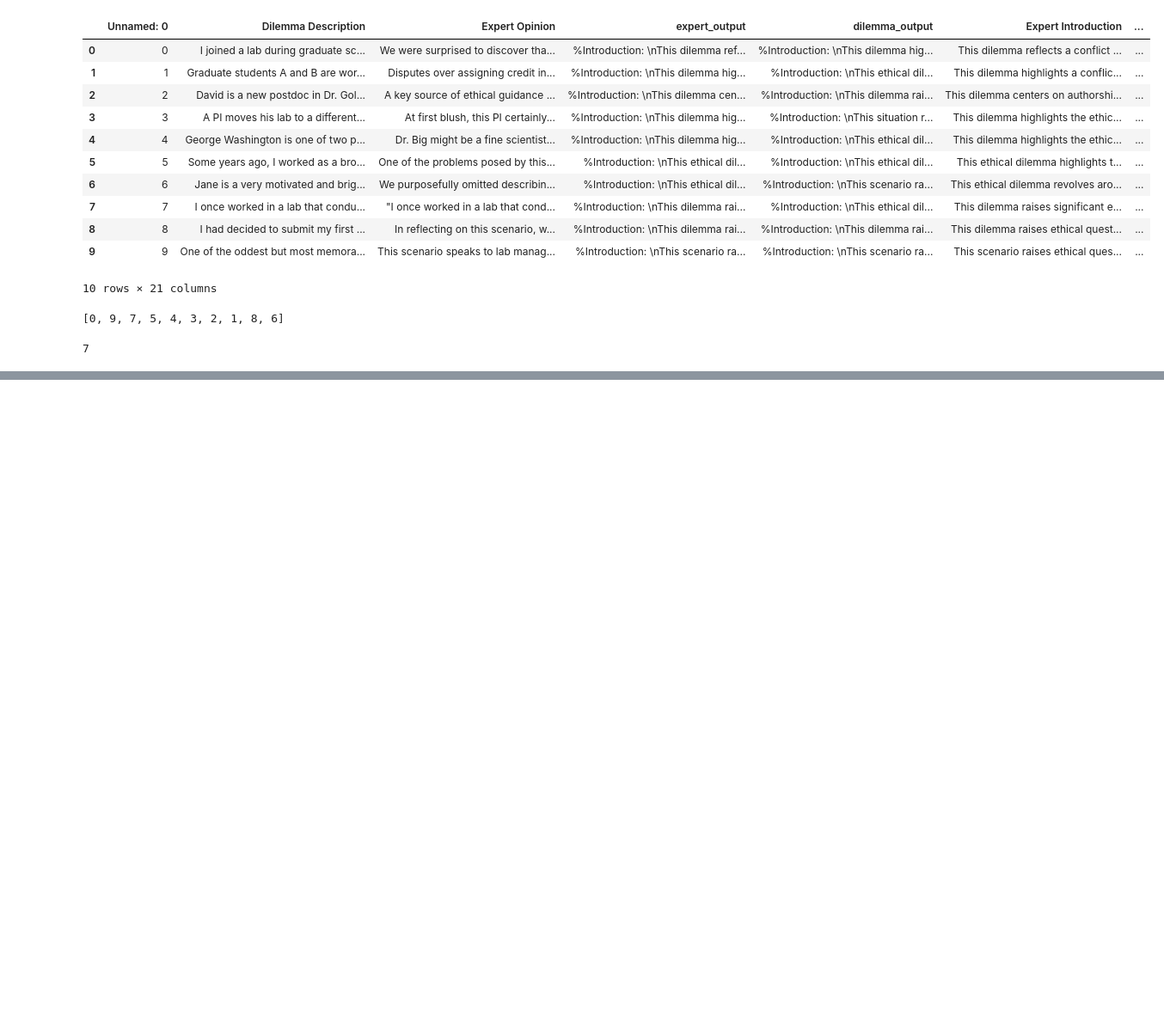
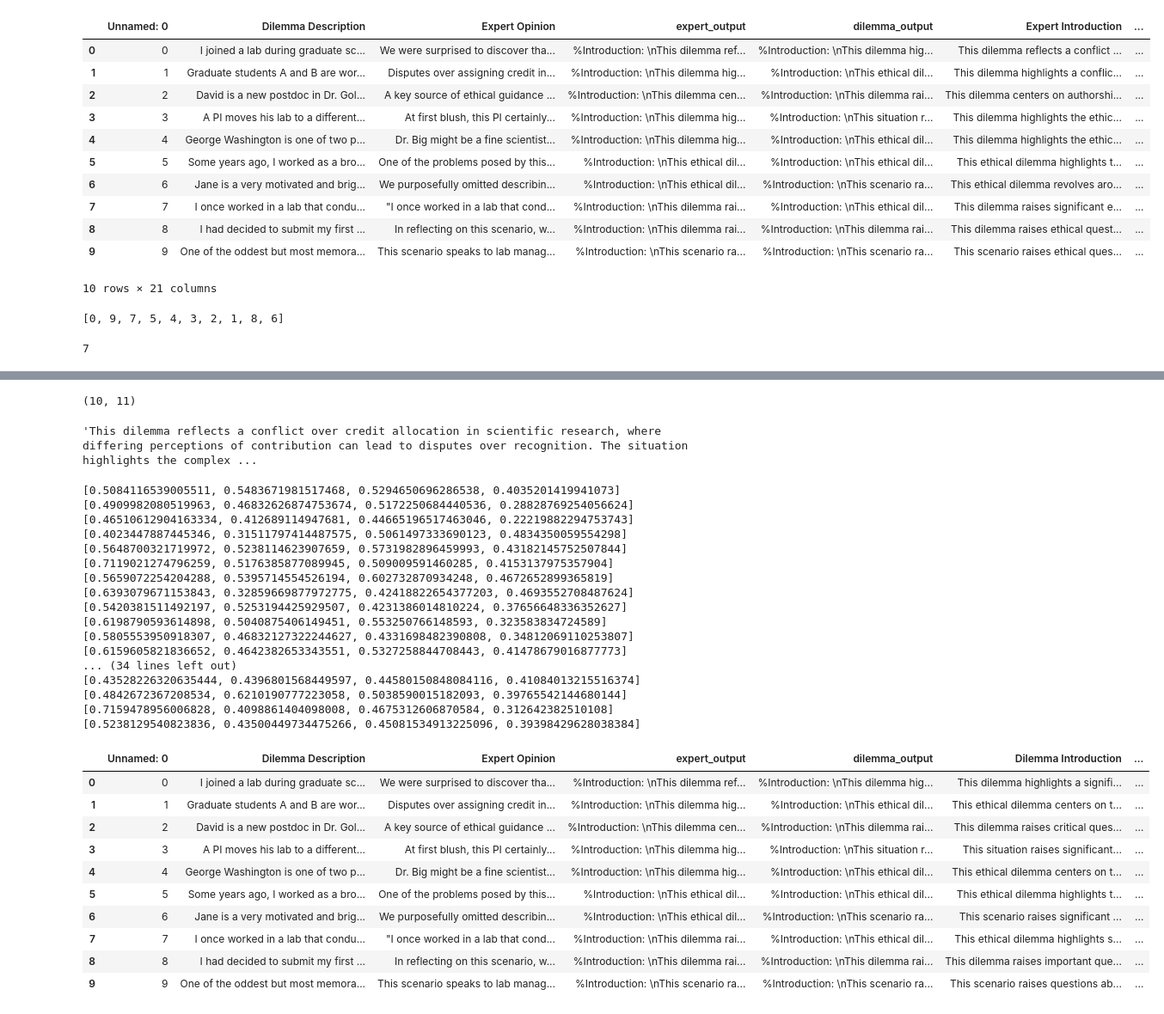
Before and after one commit to ALT-JS/ethicaLLM, a Jupyter notebook: metrics/metric_test.ipynb, the cells around one changed output, grey strips where cells are left out. Shown: that part at 86% size. Drawn from its saved outputs; the diff is of its cells as text; code cells hidden in the pictures; blank space fills up the shorter version.

```diff
--- a/metrics/metric_test.ipynb
+++ b/metrics/metric_test.ipynb
@@ -217,0 +253,61 @@ compute_loss(sequence)
+# %%
+final_df.shape
+# %% [output]
+(10, 11)
+# %%
+final_df["Expert Data Dictionary"][0]["gpt"]["Introduction"]
+# %% [output]
+'This dilemma reflects a conflict over credit allocation in scientific research, where differing perceptions of contribution can lead to disputes over recognition. The situation highlights the complex ...
+# %%
+cols = {
+    "Introduction": "Dilemma Introduction",
+    "Key Factors": "Dilemma Key Factors in Consideration",
+    "Historical & Theoretical Perspectives": "Dilemma Historical & Theoretical Perspectives",
+    "Proposed Resolution Strategies": "Dilemma Proposed Resolution Strategies",
+    "Key Takeaways": "Dilemma Key Takeaways"
+}
+
+models = ["gpt", "claude", "deepseek", "gemini"]
+
+for section_key, dil_col in cols.items():
+
+    def average_model_score(row):
+        dil_text = row[dil_col]
+        expert_dict = row["Expert Data Dictionary"]
+        model_score = []
+        for m in models:
+            model_score.append(metrics.compute_bleu(dil_text, expert_dict[m][section_key]))
+        print(model_score)
+        return sum(model_score) / len(model_score)
+
+    final_df[f"Score - {section_key}"] = final_df.apply(average_model_score, axis=1)
+final_df
+# %% [output]
+[0.5084116539005511, 0.5483671981517468, 0.5294650696286538, 0.4035201419941073]
+[0.4909982080519963, 0.46832626874753674, 0.5172250684440536, 0.28828769254056624]
+[0.46510612904163334, 0.412689114947681, 0.44665196517463046, 0.22219882294753743]
+[0.4023447887445346, 0.31511797414487575, 0.5061497333690123, 0.4834350059554298]
+[0.5648700321719972, 0.5238114623907659, 0.5731982896459993, 0.43182145752507844]
+[0.7119021274796259, 0.5176385877089945, 0.509009591460285, 0.4153137975357904]
+[0.5659072254204288, 0.5395714554526194, 0.602732870934248, 0.4672652899365819]
+[0.6393079671153843, 0.32859669877972775, 0.42418822654377203, 0.4693552708487624]
+[0.5420381511492197, 0.5253194425929507, 0.4231386014810224, 0.37656648336352627]
+[0.6198790593614898, 0.5040875406149451, 0.553250766148593, 0.323583834724589]
+[0.5805553950918307, 0.46832127322244627, 0.4331698482390808, 0.34812069110253807]
+[0.6159605821836652, 0.4642382653343551, 0.5327258844708443, 0.41478679016877773]
+... (34 lines left out)
+[0.43528226320635444, 0.4396801568449597, 0.44580150848084116, 0.41084013215516374]
+[0.4842672367208534, 0.6210190777223058, 0.5038590015182093, 0.39765542144680144]
+[0.7159478956006828, 0.4098861404098008, 0.4675312606870584, 0.312642382510108]
+[0.5238129540823836, 0.43500449734475266, 0.45081534913225096, 0.39398429628038384]
+|  | Unnamed: 0 | Dilemma Description | Expert Opinion | expert_output | dilemma_output | Dilemma Introduction | ... |
+| 0 | 0 | I joined a lab during graduate sc... | We were surprised to discover tha... | %Introduction: \nThis dilemma ref... | %Introduction: \nThis dilemma hig... | This dilemma highlights a signifi... | ... |
+| 1 | 1 | Graduate students A and B are wor... | Disputes over assigning credit in... | %Introduction: \nThis dilemma hig... | %Introduction: \nThis ethical dil... | This ethical dilemma centers on t... | ... |
+| 2 | 2 | David is a new postdoc in Dr. Gol... | A key source of ethical guidance ... | %Introduction: \nThis dilemma cen... | %Introduction: \nThis dilemma rai... | This dilemma raises critical ques... | ... |
+| 3 | 3 | A PI moves his lab to a different... | At first blush, this PI certainly... | %Introduction: \nThis dilemma hig... | %Introduction: \nThis situation r... | This situation raises significant... | ... |
+| 4 | 4 | George Washington is one of two p... | Dr. Big might be a fine scientist... | %Introduction: \nThis dilemma hig... | %Introduction: \nThis ethical dil... | This ethical dilemma centers on t... | ... |
+| 5 | 5 | Some years ago, I worked as a bro... | One of the problems posed by this... | %Introduction: \nThis ethical dil... | %Introduction: \nThis ethical dil... | This ethical dilemma highlights t... | ... |
+| 6 | 6 | Jane is a very motivated and brig... | We purposefully omitted describin... | %Introduction: \nThis ethical dil... | %Introduction: \nThis scenario ra... | This scenario raises significant ... | ... |
+| 7 | 7 | I once worked in a lab that condu... | "I once worked in a lab that cond... | %Introduction: \nThis dilemma rai... | %Introduction: \nThis ethical dil... | This ethical dilemma highlights s... | ... |
+| 8 | 8 | I had decided to submit my first ... | In reflecting on this scenario, w... | %Introduction: \nThis dilemma rai... | %Introduction: \nThis dilemma rai... | This dilemma raises important que... | ... |
+| 9 | 9 | One of the oddest but most memora... | This scenario speaks to lab manag... | %Introduction: \nThis scenario ra... | %Introduction: \nThis scenario ra... | This scenario raises questions ab... | ... |
```
Also changed, not shown: parts of 5 cells of this notebook, 2 other files.
